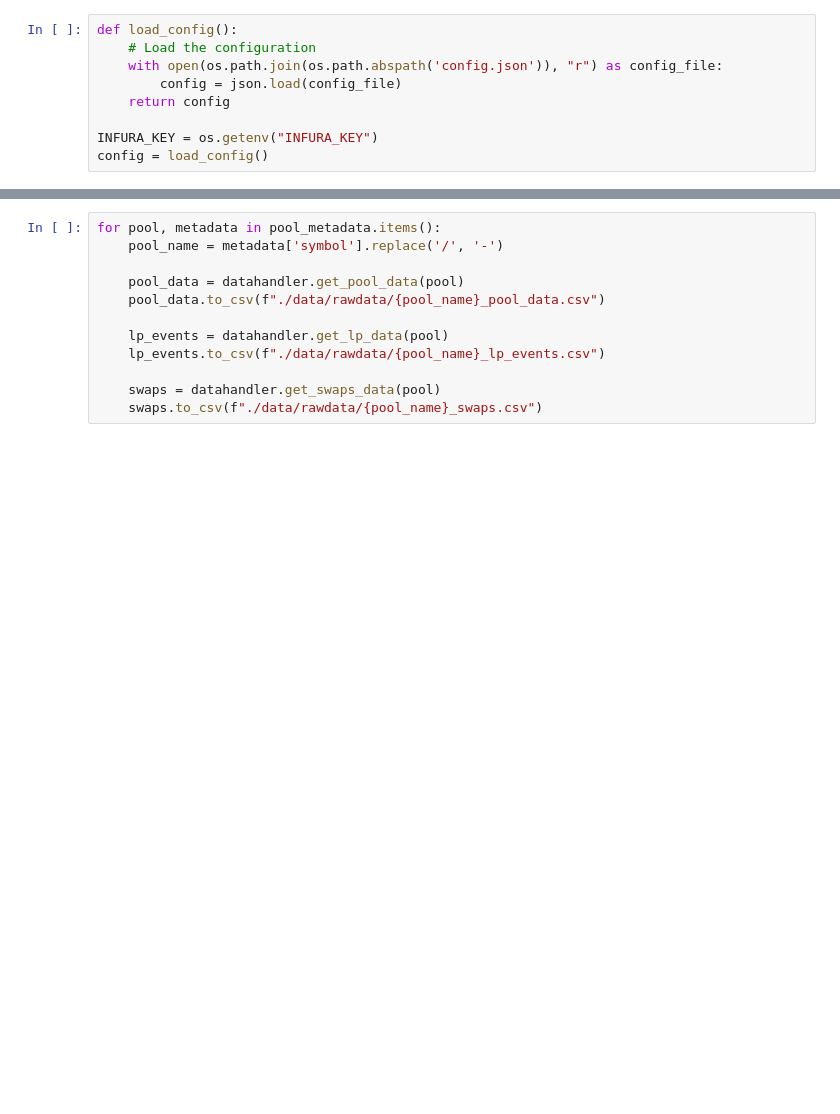
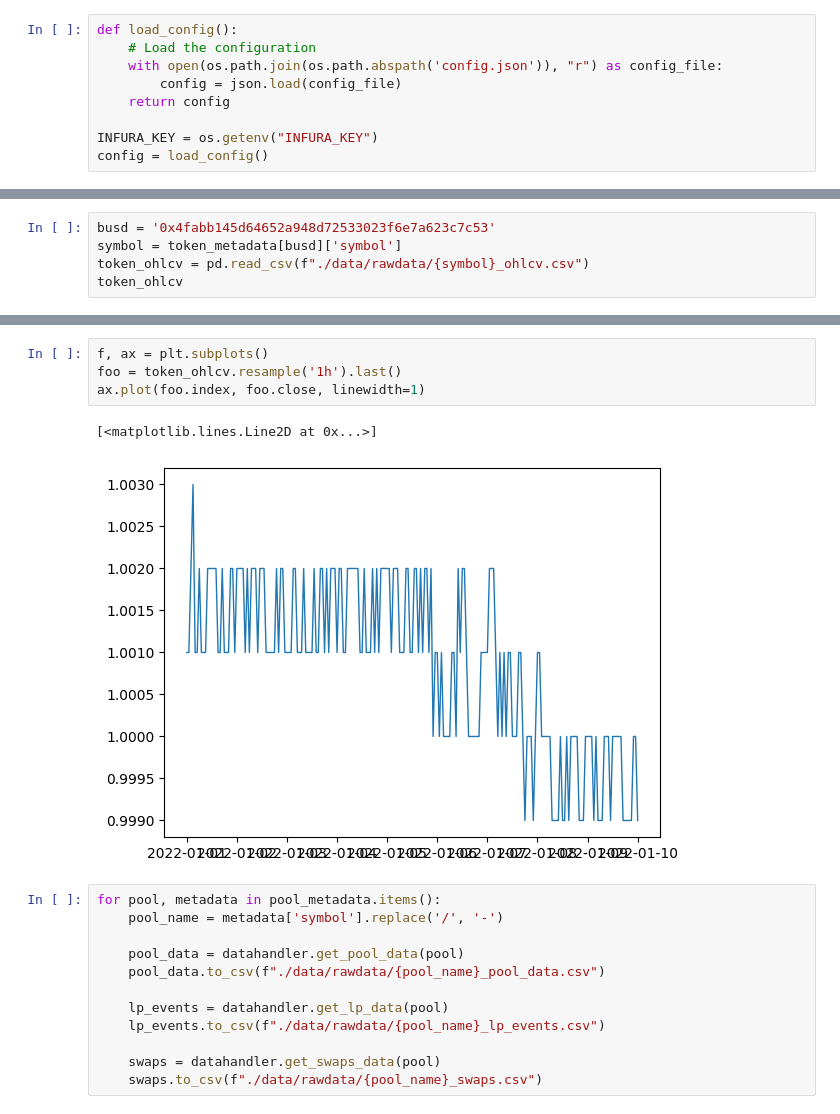
Before and after one commit to xenophonlabs/curve-lp-metrics, a Jupyter notebook: explore.ipynb, the cells around one changed output, grey strips where cells are left out. Drawn from its saved outputs; the diff is of its cells as text; blank space fills up the shorter version.

```diff
--- a/explore.ipynb
+++ b/explore.ipynb
@@ -220,0 +124,5 @@ Error saving USDN OHLCV data: 'timestamp'
+# %%
+busd = '0x4fabb145d64652a948d72533023f6e7a623c7c53'
+symbol = token_metadata[busd]['symbol']
+token_ohlcv = pd.read_csv(f"./data/rawdata/{symbol}_ohlcv.csv")
+token_ohlcv
@@ -221,3 +177,10 @@ Error saving USDN OHLCV data: 'timestamp'
+# %%
+f, ax = plt.subplots()
+foo = token_ohlcv.resample('1h').last()
+ax.plot(foo.index, foo.close, linewidth=1)
+# %% [output]
+[<matplotlib.lines.Line2D at 0x...>]
+[figure, added]
 # %%
 for pool, metadata in pool_metadata.items():
     pool_name = metadata['symbol'].replace('/', '-')
```
Also changed, not shown: parts of 22 cells of this notebook, 7 other files.
